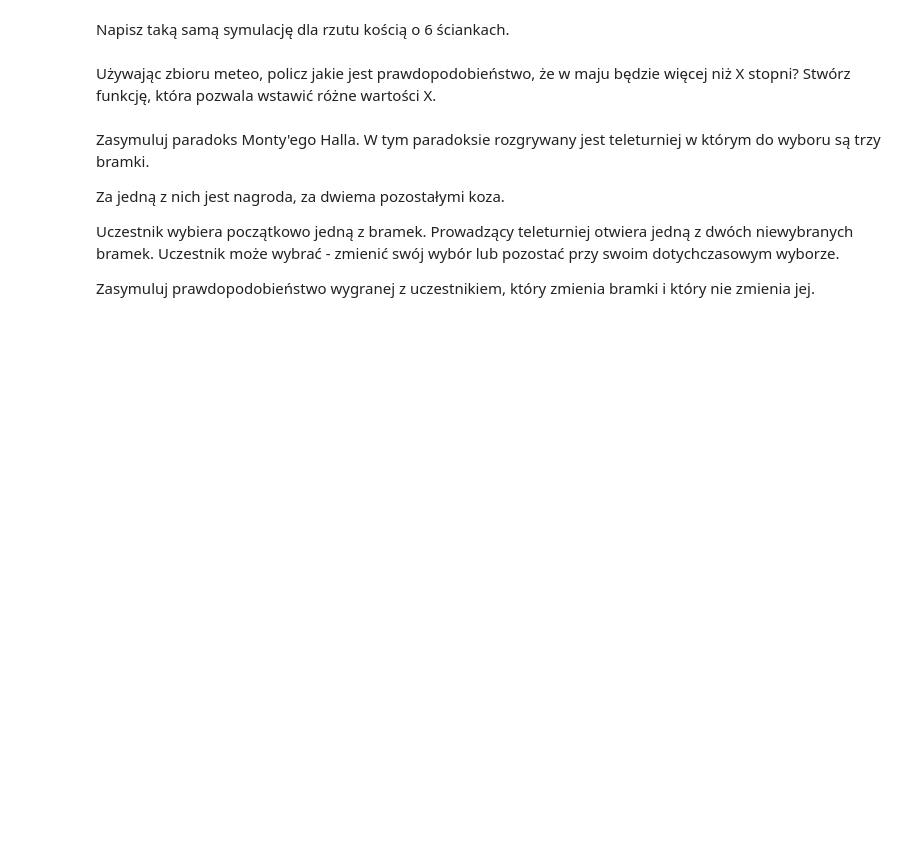
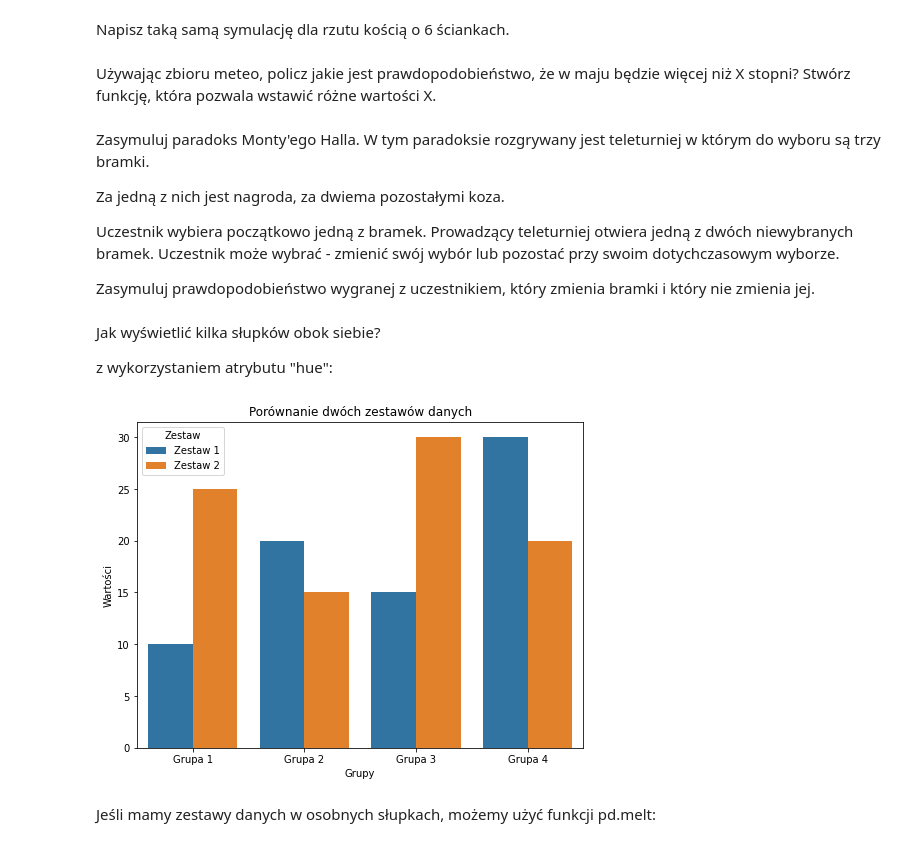
Before and after one commit to SmolakK/UczenieMaszynowe2025, a Jupyter notebook: 1. UM 2 - ćwiczenia.ipynb, the cells around one changed output. Cells and saved outputs as stored; diff of their text form; code cells hidden in the pictures; blank space fills up the shorter version.

```diff
--- a/1. UM 2 - ćwiczenia.ipynb
+++ b/1. UM 2 - ćwiczenia.ipynb
@@ -94,3 +94,36 @@ Za jedną z nich jest nagroda, za dwiema pozostałymi koza.
 Uczestnik wybiera początkowo jedną z bramek. Prowadzący teleturniej otwiera jedną z dwóch niewybranych bramek. Uczestnik może wybrać - zmienić swój wybór lub pozostać przy swoim dotychczasowym wyborze.
 
 Zasymuluj prawdopodobieństwo wygranej z uczestnikiem, który zmienia bramki i który nie zmienia jej.
+# %% [markdown]
+Jak wyświetlić kilka słupków obok siebie?
+
+z wykorzystaniem atrybutu "hue":
+# %%
+import seaborn as sns
+import pandas as pd
+import matplotlib.pyplot as plt
+
+# Dane w formacie DataFrame
+data = {
+    'Grupa': ['Grupa 1', 'Grupa 2', 'Grupa 3', 'Grupa 4', 'Grupa 1', 'Grupa 2', 'Grupa 3', 'Grupa 4'],
+    'Wartości': [10, 20, 15, 30, 25, 15, 30, 20],
+    'Zestaw': ['Zestaw 1', 'Zestaw 1', 'Zestaw 1', 'Zestaw 1', 'Zestaw 2', 'Zestaw 2', 'Zestaw 2', 'Zestaw 2']
+}
+
+df = pd.DataFrame(data)
+
+# Tworzenie wykresu słupkowego
+plt.figure(figsize=(8, 6))
+sns.barplot(x='Grupa', y='Wartości', hue='Zestaw', data=df)
+
+# Dodanie tytułów i etykiet
+plt.title('Porównanie dwóch zestawów danych')
+plt.xlabel('Grupy')
+plt.ylabel('Wartości')
+
+# Wyświetlenie wykresu
+plt.show()
+# %% [output]
+[figure, added]
+# %% [markdown]
+Jeśli mamy zestawy danych w osobnych słupkach, możemy użyć funkcji pd.melt:
```
Also changed, not shown: parts of 3 cells of this notebook, 23 other files.
